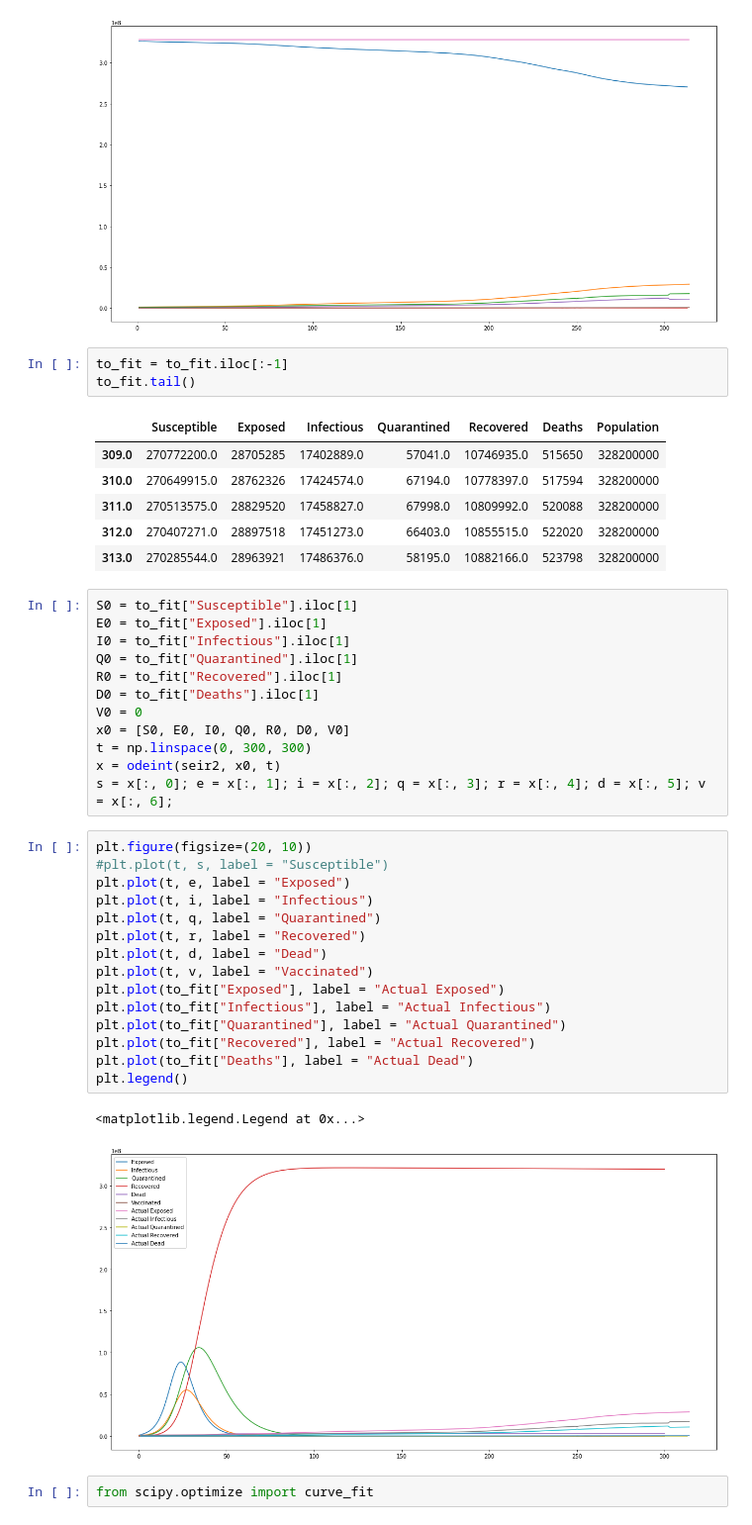
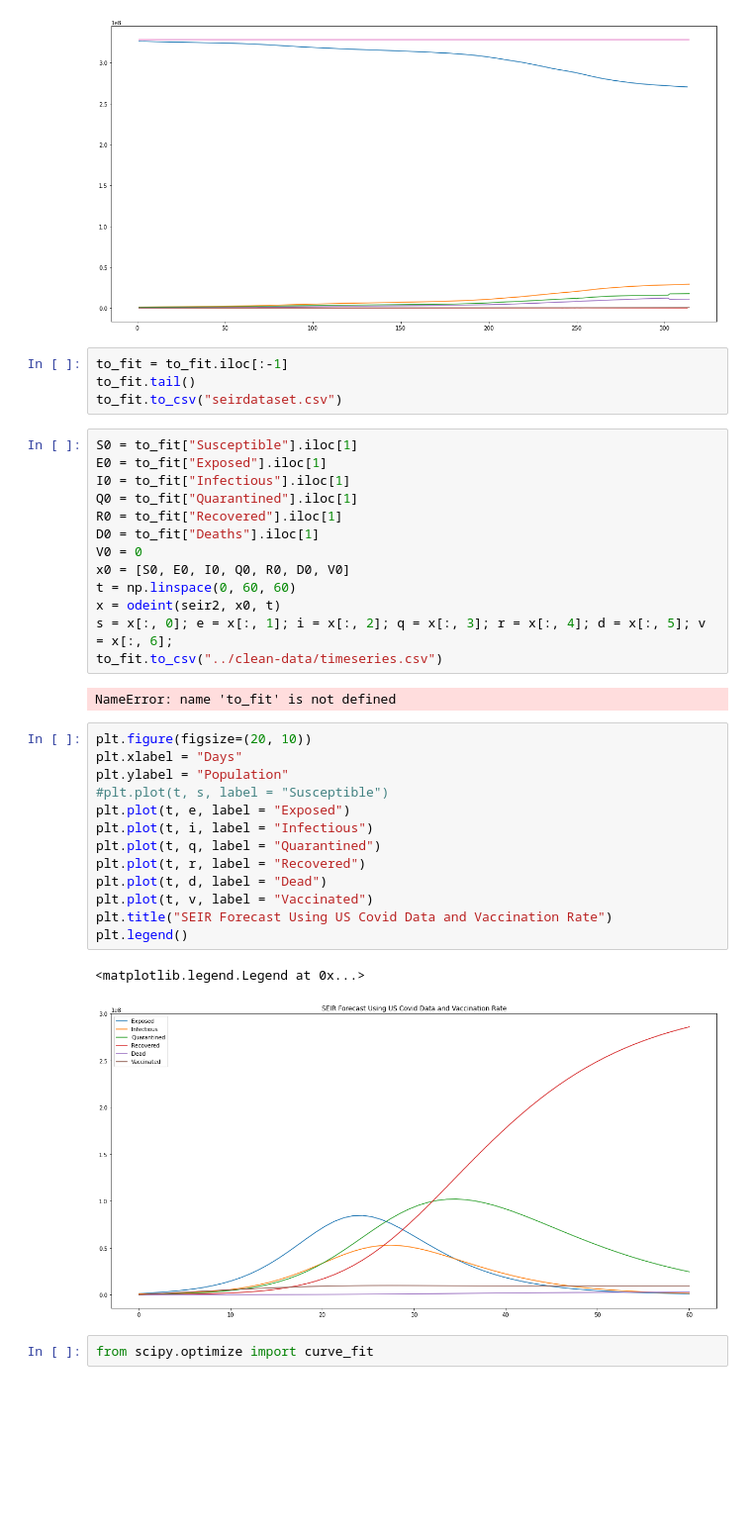
Before and after one commit to apasunuri/Vaccine-Distribution, a Jupyter notebook: models/SEIR.ipynb, the cells around one changed output. Shown: that part at 99% size. Saved outputs shown, nothing was run; the diff lists cells and outputs as text; blank space fills up the shorter version.

Commit message:
Reworked clustering and SEIR

```diff
--- a/models/SEIR.ipynb
+++ b/models/SEIR.ipynb
@@ -259,13 +283,7 @@ plt.plot(to_fit)
 # %%
 to_fit = to_fit.iloc[:-1]
 to_fit.tail()
+to_fit.to_csv("seirdataset.csv")
-# %% [output]
-|  | Susceptible | Exposed | Infectious | Quarantined | Recovered | Deaths | Population |
-| 309.0 | 270772200.0 | 28705285 | 17402889.0 | 57041.0 | 10746935.0 | 515650 | 328200000 |
-| 310.0 | 270649915.0 | 28762326 | 17424574.0 | 67194.0 | 10778397.0 | 517594 | 328200000 |
-| 311.0 | 270513575.0 | 28829520 | 17458827.0 | 67998.0 | 10809992.0 | 520088 | 328200000 |
-| 312.0 | 270407271.0 | 28897518 | 17451273.0 | 66403.0 | 10855515.0 | 522020 | 328200000 |
-| 313.0 | 270285544.0 | 28963921 | 17486376.0 | 58195.0 | 10882166.0 | 523798 | 328200000 |
 # %%
 S0 = to_fit["Susceptible"].iloc[1]
 E0 = to_fit["Exposed"].iloc[1]
@@ -275,27 +293,28 @@ R0 = to_fit["Recovered"].iloc[1]
 D0 = to_fit["Deaths"].iloc[1]
 V0 = 0
 x0 = [S0, E0, I0, Q0, R0, D0, V0]
-t = np.linspace(0, 300, 300)
+t = np.linspace(0, 60, 60)
 x = odeint(seir2, x0, t)
 s = x[:, 0]; e = x[:, 1]; i = x[:, 2]; q = x[:, 3]; r = x[:, 4]; d = x[:, 5]; v = x[:, 6];
+to_fit.to_csv("../clean-data/timeseries.csv")
+# %% [output]
+NameError: name 'to_fit' is not defined
 # %%
 plt.figure(figsize=(20, 10))
+plt.xlabel = "Days"
+plt.ylabel = "Population"
 #plt.plot(t, s, label = "Susceptible")
 plt.plot(t, e, label = "Exposed")
 plt.plot(t, i, label = "Infectious")
 plt.plot(t, q, label = "Quarantined")
 plt.plot(t, r, label = "Recovered")
 plt.plot(t, d, label = "Dead")
 plt.plot(t, v, label = "Vaccinated")
-plt.plot(to_fit["Exposed"], label = "Actual Exposed")
-plt.plot(to_fit["Infectious"], label = "Actual Infectious")
-plt.plot(to_fit["Quarantined"], label = "Actual Quarantined")
-plt.plot(to_fit["Recovered"], label = "Actual Recovered")
-plt.plot(to_fit["Deaths"], label = "Actual Dead")
+plt.title("SEIR Forecast Using US Covid Data and Vaccination Rate")
 plt.legend()
 # %% [output]
 <matplotlib.legend.Legend at 0x...>
-[figure, old version]
+[figure, new version]
 # %%
 from scipy.optimize import curve_fit
 # %%
```
Also changed, not shown: parts of 19 cells of this notebook, 21 other files.
